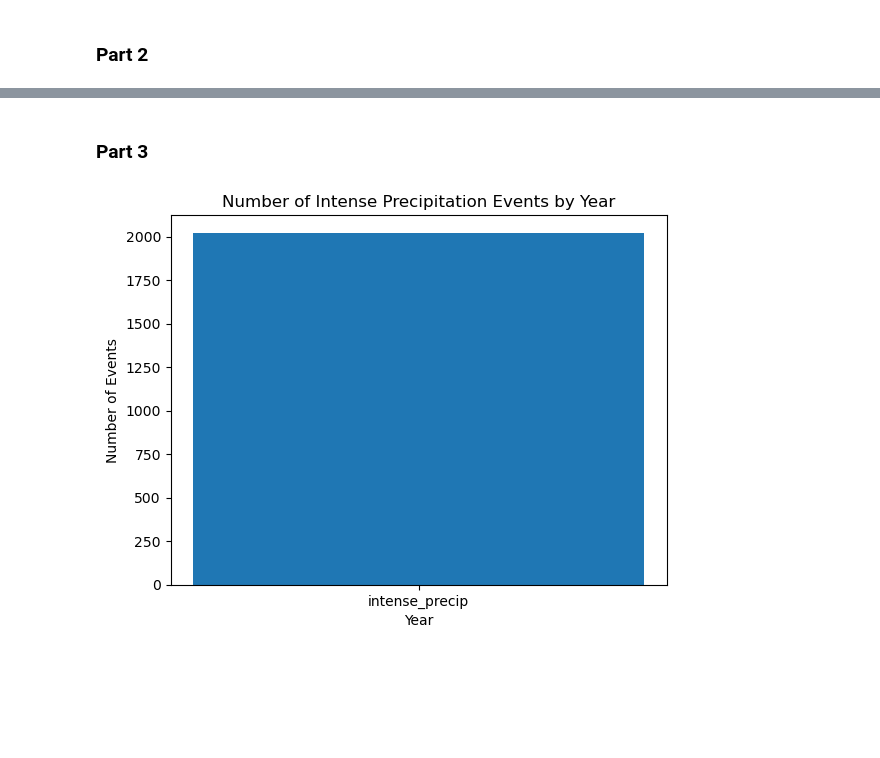
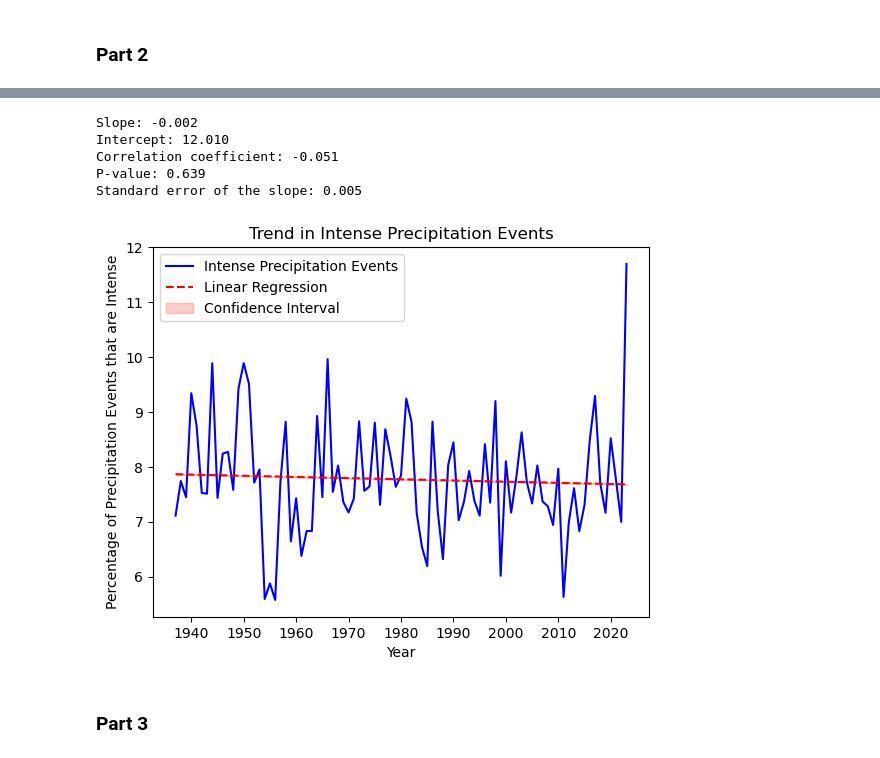
Before and after one commit to kb1190/kushbasnet, a Jupyter notebook: ESCI 796.02_Class Project.ipynb, the cells around one changed output, grey strips where cells are left out. Drawn from its saved outputs; the diff is of its cells as text; code cells hidden in the pictures; blank space fills up the shorter version.

```diff
--- a/ESCI 796.02_Class Project.ipynb
+++ b/ESCI 796.02_Class Project.ipynb
@@ -126,11 +136,44 @@ ax.legend()
+# %%
+# Group precipitation data by year and calculate total precipitation for each year
+precip_yearly_total = data['precip'].resample('Y').sum()
+
+
+# Group intense precipitation events by year and count the number of events for each year
+intense_precip_count = intense_precip['precip'].resample('Y').count()
+
+# Calculate the percentage of intense precipitation events per year
+intense_precip_percent = intense_precip_count / precip_yearly_total * 100
+
+# Perform linear regression analysis on percentage of intense precipitation events
+slope, intercept, r_value, p_value, std_err = stats.linregress(intense_precip_percent.index.year, intense_precip_percent)
+
+# Add trend line and confidence intervals to the plot
+trendline = slope * intense_precip_percent.index.year + intercept
+ci_low = trendline - 1.96 * std_err
+ci_high = trendline + 1.96 * std_err
+
+# Plot percentage of intense precipitation events over time
+fig, ax = plt.subplots()
+ax.plot(intense_precip_percent.index, intense_precip_percent, 'b', label='Intense Precipitation Events')
+ax.plot(intense_precip_percent.index, trendline, 'r--', label='Linear Regression')
+ax.fill_between(intense_precip_percent.index, ci_low, ci_high, color='r', alpha=0.2, label='Confidence Interval')
+ax.set_xlabel('Year')
+ax.set_ylabel('Percentage of Precipitation Events that are Intense')
+ax.set_title('Trend in Intense Precipitation Events')
+ax.legend()
+
+# Print regression results
+print(f"Slope: {slope:.3f}")
+print(f"Intercept: {intercept:.3f}")
+print(f"Correlation coefficient: {r_value:.3f}")
+print(f"P-value: {p_value:.3f}")
+print(f"Standard error of the slope: {std_err:.3f}")
+# %% [output]
+Slope: -0.002
+Intercept: 12.010
+Correlation coefficient: -0.051
+P-value: 0.639
+Standard error of the slope: 0.005
+[figure, added]
 # %% [markdown]
 ### Part 3
-# %%
-# Create a bar graph to compare the number of intense precipitation events in recent years to earlier years
-plt.bar('intense_precip',yearly.index)
-plt.title("Number of Intense Precipitation Events by Year")
-plt.xlabel("Year")
-plt.ylabel("Number of Events")
-plt.show()
-# %% [output]
-[figure, removed]
```
Also changed, not shown: parts of 15 cells of this notebook.
